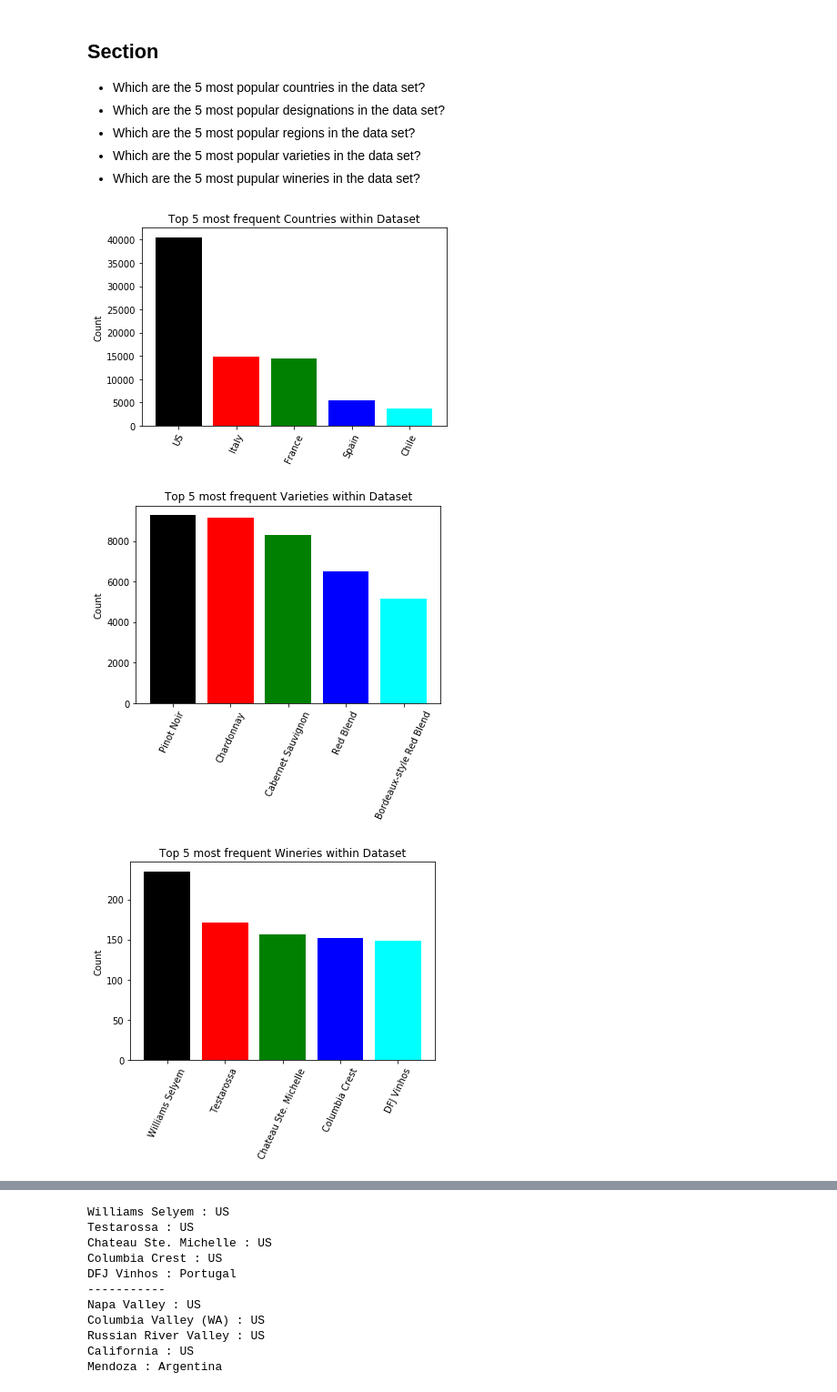
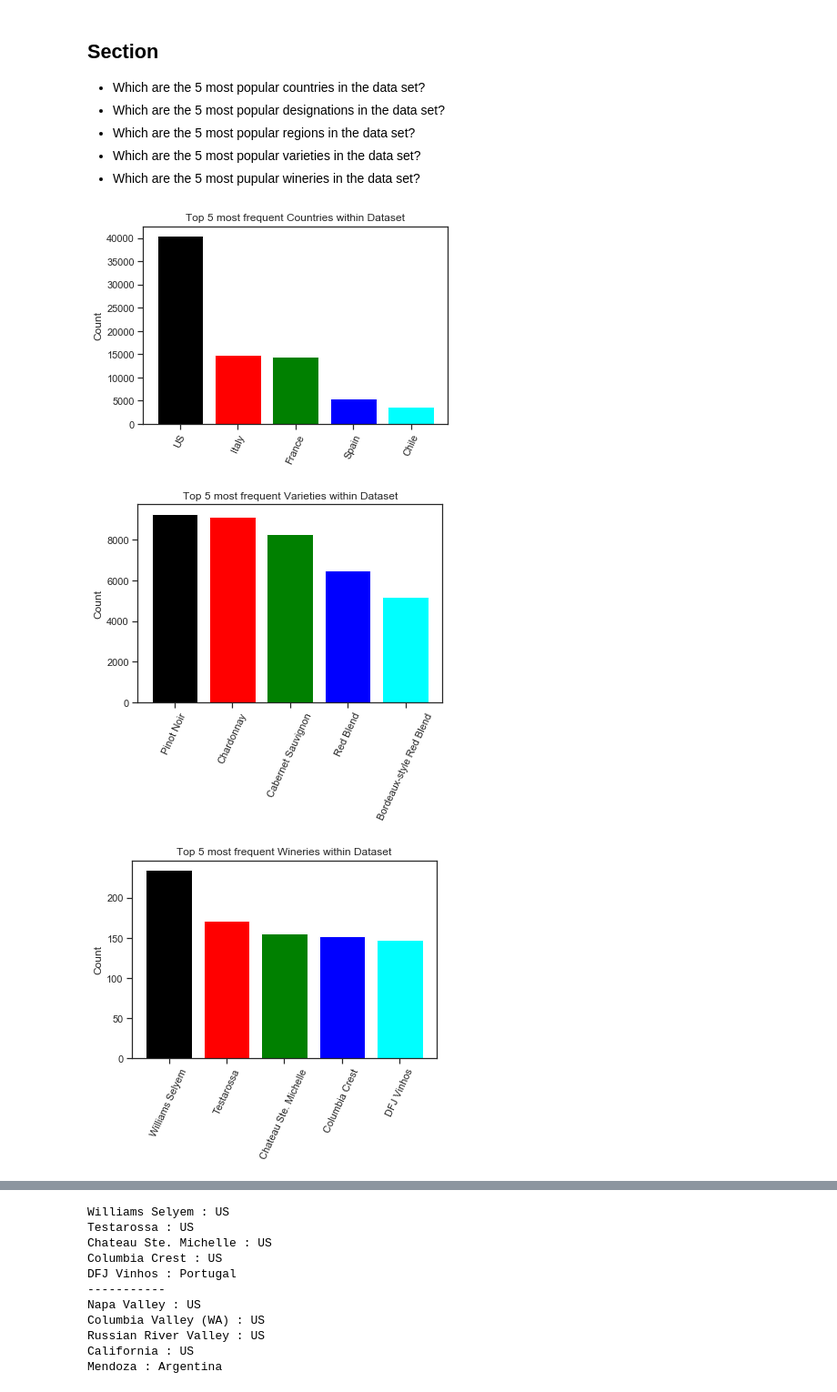
Before and after one commit to igorstojanovic91/wine-review-analysis, a Jupyter notebook: Wine reviews Analysis.ipynb, the cells around one changed output, grey strips where cells are left out. Shown: that part at 91% size. Drawn from its saved outputs; the diff is of its cells as text; code cells hidden in the pictures.

```diff
--- a/Wine reviews Analysis.ipynb
+++ b/Wine reviews Analysis.ipynb
@@ -9,6 +9,9 @@ import statistics
 import matplotlib.pyplot as plt
 %matplotlib inline
 from matplotlib.patches import Polygon
+import seaborn as sns
+sns.set(style="ticks")
+from scipy import stats
 # %% [markdown]
 ## Loading dataset
 # %%
@@ -381,8 +384,19 @@ plt.show()
 #creating get_top_5_value_counts that takes a dataframe and col as input
 #It creates a dictionary "full_dic" with all the entries of a value_counts() function
 #Then it creates a DataFrame based on the dictionary and renames it columns
-#After the top 5 entries are only stored in a dataframe before plotting a bar chart based on the top 5 entries
+#After the top 5 entries are only stored in a dataframe
 def get_top_5_value_counts(dataframe, col):
+    full_dic = {}
+    for index, value in zip(dataframe[col].value_counts().index, dataframe[col].value_counts()):
+        full_dic[index] = value
+    df_full_dic = pd.DataFrame.from_dict(full_dic, orient='index', columns=['count'])
+    df_full_dic = df_full_dic.reset_index()
+    df_full_dic = df_full_dic.rename(columns={'index' : col})
+    df_full_dic_top5 = df_full_dic.iloc[:5,:]
+    return df_full_dic_top5
+
+#same as previous function just providing a plot in the end
+def get_top_5_value_counts_chart(dataframe, col):
     full_dic = {}
     for index, value in zip(dataframe[col].value_counts().index, dataframe[col].value_counts()):
         full_dic[index] = value
@@ -404,19 +418,19 @@ def get_top_5_value_counts(dataframe, col):
 # %%
 #Analysis of top 5 values among the string columns
 fig1, ax1 = plt.subplots()
-get_top_5_value_counts(df, 'country');
+get_top_5_value_counts_chart(df, 'country');
 
 fig2, ax2 = plt.subplots()
-get_top_5_value_counts(df, 'variety');
+get_top_5_value_counts_chart(df, 'variety');
 
 fig3, ax3 = plt.subplots()
-get_top_5_value_counts(df, 'winery');
+get_top_5_value_counts_chart(df, 'winery');
 
 fig4, ax4 = plt.subplots()
-get_top_5_value_counts(df, 'region_1');
+get_top_5_value_counts_chart(df, 'region_1');
 
 plt.show()
 # %% [output]
-[figure, old version]
+[figure, new version]
-[figure, old version]
+[figure, new version]
-[figure, old version]
+[figure, new version]
```
Also changed, not shown: parts of 39 cells of this notebook.
